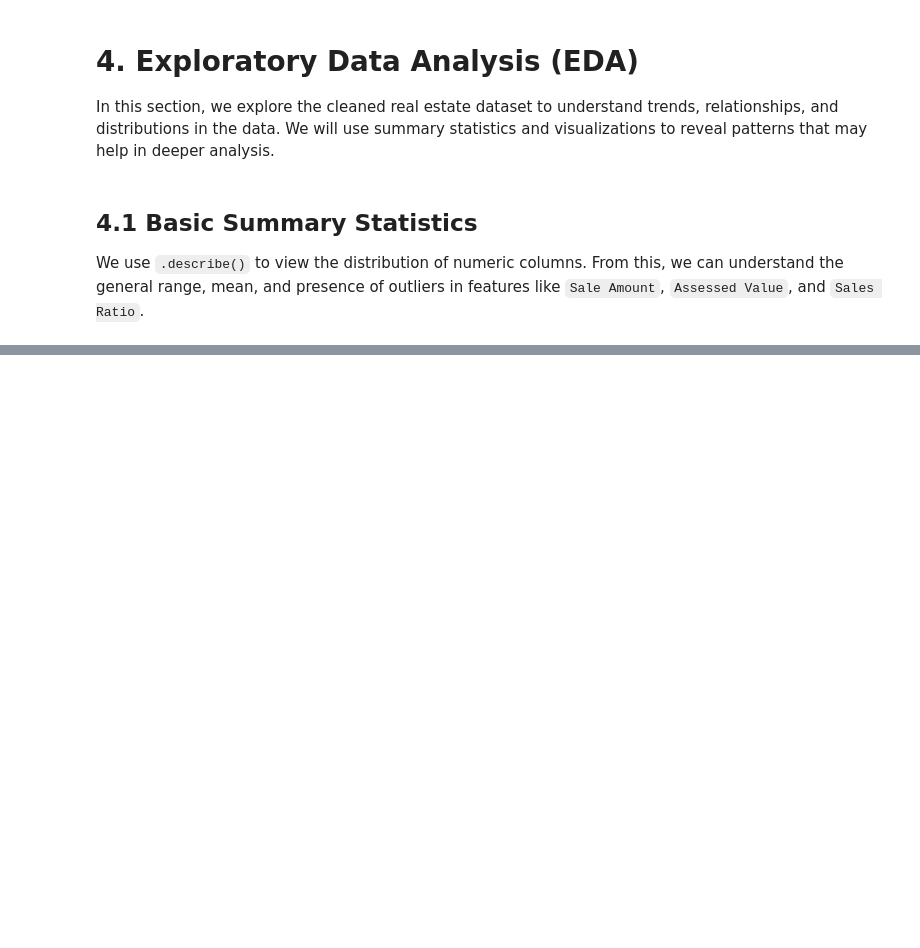
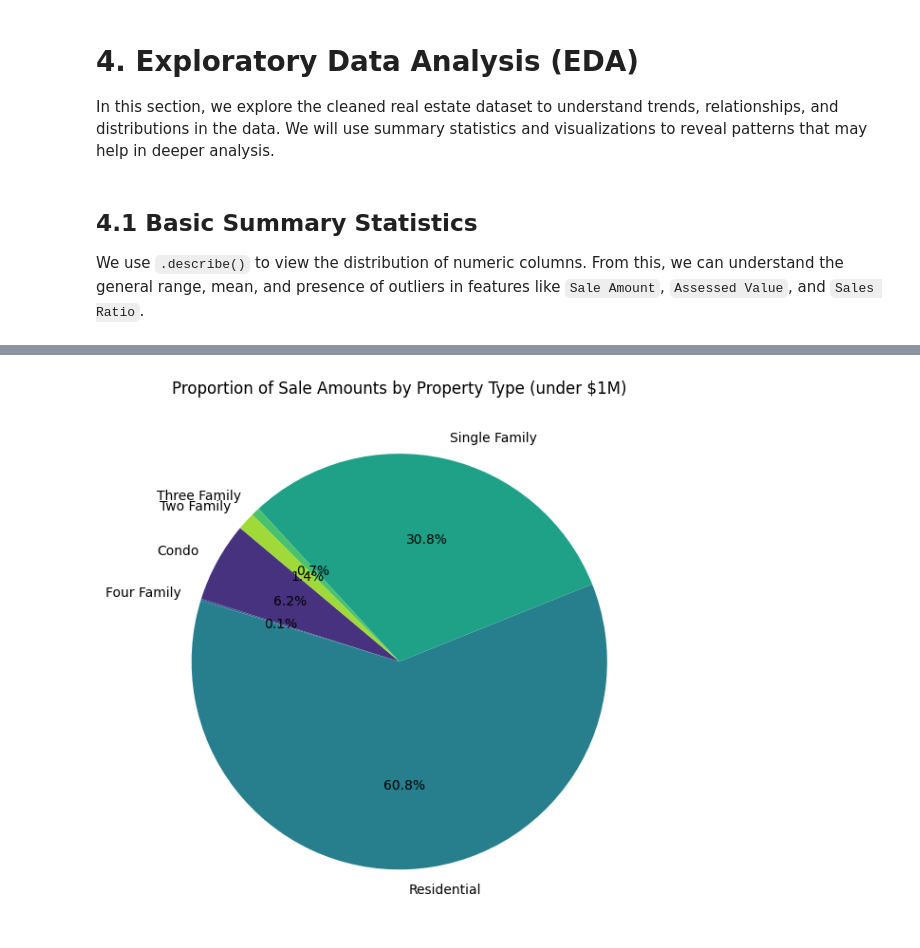
Before and after one commit to kthanikonda/DataWithPython, a Jupyter notebook: Real_Estate_Project-2.ipynb, the cells around one changed output, grey strips where cells are left out. Saved outputs shown, nothing was run; the diff lists cells and outputs as text; code cells hidden in the pictures; blank space fills up the shorter version.

```diff
--- a/Real_Estate_Project-2.ipynb
+++ b/Real_Estate_Project-2.ipynb
@@ -472,18 +486,20 @@ plt.show()
 # %%
 # Filter data
-filtered_df = cleaned_df[cleaned_df['Sale Amount'] < 1_000_000]
+amount_under_1_000_000_df = real_estate_df[real_estate_df['Sale Amount'] < 1_000_000]
 
 # Group by property type and sum sale amount
-grouped = filtered_df.groupby('Property Type')['Sale Amount'].sum()
+grouped = amount_under_1_000_000_df.groupby('Property Type')['Sale Amount'].sum()
 
 # Plot pie chart
 plt.figure(figsize=(10, 6))
 plt.pie(grouped,
         labels=grouped.index,
         autopct='%1.1f%%',
         startangle=140,
         colors = sns.color_palette("viridis", len(grouped)))
 
 plt.title('Proportion of Sale Amounts by Property Type (under $1M)')
 plt.tight_layout()
 plt.show()
+# %% [output]
+[figure, added]
```
Also changed, not shown: parts of 10 cells of this notebook.
